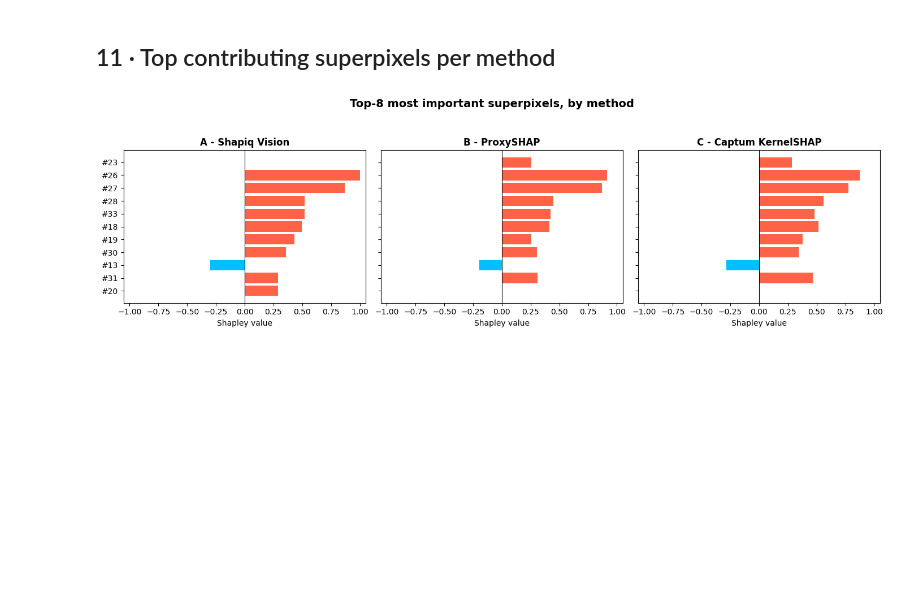
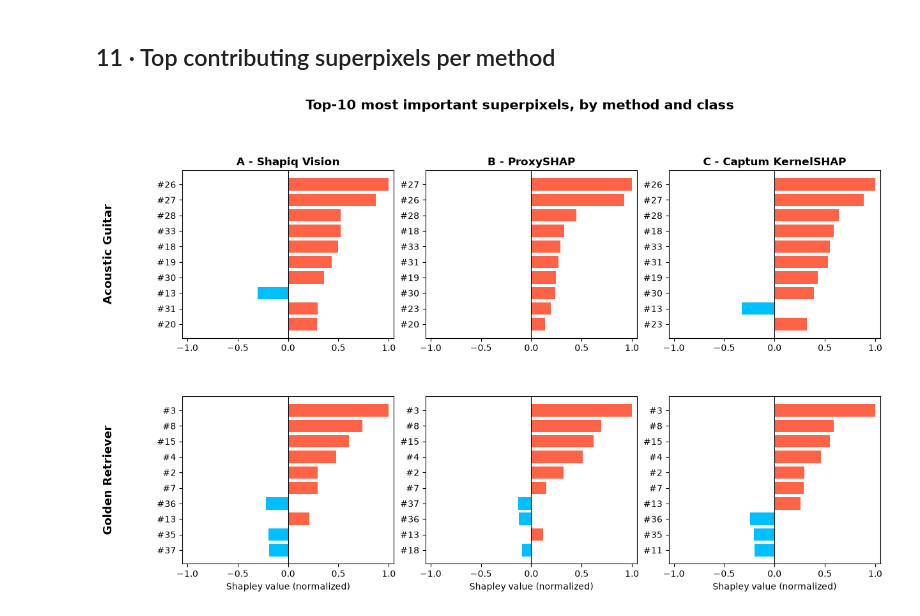
Before and after one commit to BarbaraBugala/XAI-Praktikum, a Jupyter notebook: comparison_of_methods.ipynb, the cells around one changed output. Cells and saved outputs as stored; diff of their text form; code cells hidden in the pictures; blank space fills up the shorter version.

```diff
--- a/comparison_of_methods.ipynb
+++ b/comparison_of_methods.ipynb
@@ -202,7 +227,7 @@ def value_function(coalitions: np.ndarray) -> np.ndarray:
             mask = torch.isin(seg_t, active_t)
         masked = torch.where(mask, tensor_image[0], baseline[0]).unsqueeze(0)
         with torch.no_grad():
-            out = model(masked)[:, target_class]
+            out = model(masked)[:, current_target]
         outputs.append(out.item())
     return np.array(outputs)
 # %%
@@ -247,7 +307,7 @@ ks = KernelShap(_counted_model)
 attributions = ks.attribute(
     inputs=tensor_image,
     baselines=baseline,
-    target=target_class,
+    target=target_class_guitar,
     feature_mask=feature_mask,
     n_samples=BUDGET,
 )
@@ -262,11 +360,15 @@ Method C - done in 4.0s, 1024 model calls
+# %%
+results_golden = {}
+results_golden["A - Shapiq Vision"] = vals_vision_golden
+results_golden["B - ProxySHAP"] = vals_proxy_golden
+results_golden["C - Captum KernelSHAP"] = vals_captum_golden
 # %% [markdown]
 ## 9 · Runtime & budget summary
 # %%
 import pandas as pd
 
 results = {}
-if "vals_vision" in dir():
-    results["A - Shapiq Vision"] = (vals_vision, time_vision, calls_vision)
+results["A - Shapiq Vision"] = (vals_vision, time_vision, calls_vision)
 results["B - ProxySHAP"] = (vals_proxy, time_proxy, calls_proxy)
 results["C - Captum KernelSHAP"] = (vals_captum, time_captum, calls_captum)
 
@@ -321,25 +454,42 @@ plt.show()
 # %% [markdown]
 ## 11 · Top contributing superpixels per method
 # %%
-vec = {name: results[name][0] for name in results}
-names = list(vec.keys())
+rows = [
+    (target_class_guitar, {name: results[name][0] for name in names}),
+    (target_class_golden, results_golden),
+]
 
-vmax = max(np.abs(v).max() for v in vec.values())   # shared scale across all methods
+n_cols = len(names)
+fig, axes = plt.subplots(
+    2, n_cols,
+    figsize=(4.7 * n_cols, 4 * 2),
+    gridspec_kw={"wspace": 0.15, "hspace": 0.35},
+)
 
-fig, axes = plt.subplots(1, len(names), figsize=(4.7 * len(names), 4), sharey=True)
-if len(names) == 1:
-    axes = [axes]
-for ax, name in zip(axes, names):
-    v = vec[name] / vmax
-    order = np.argsort(np.abs(v))[::-1][:10]
-    colors = ["tomato" if v[i] >= 0 else "deepskyblue" for i in order]
-    ax.barh([f"#{i}" for i in order][::-1], v[order][::-1], color=colors[::-1])
-    ax.set_title(name, fontsize=12, fontweight="bold")
-    ax.axvline(0, color="black", linewidth=0.8)
-    ax.set_xlim(-1.05, 1.05)
-    ax.set_xlabel("Shapley value")
-fig.suptitle("Top-8 most important superpixels, by method", fontsize=14, fontweight="bold", y=1.05)
-plt.tight_layout()
+for row_idx, (target_class, vec) in enumerate(rows):
+    for ax, name in zip(axes[row_idx], names):
+        v_raw = vec[name]
+        vmax = np.abs(v_raw).max()          # own scale per panel, not shared
+        v = v_raw / vmax
+
+        order = np.argsort(np.abs(v))[::-1][:10]
+        colors = ["tomato" if v[i] >= 0 else "deepskyblue" for i in order]
+        ax.barh([f"#{i}" for i in order][::-1], v[order][::-1], color=colors[::-1])
+
+        ax.axvline(0, color="black", linewidth=0.8)
+        ax.set_xlim(-1.05, 1.05)
+        if row_idx == 1:
+            ax.set_xlabel("Shapley value (normalized)")
+        if row_idx == 0:
+            ax.set_title(name, fontsize=12, fontweight="bold")
+
+    axes[row_idx, 0].text(
+        -0.35, 0.5, categories[target_class].replace("_", " ").title(),
+        transform=axes[row_idx, 0].transAxes, fontsize=13, fontweight="bold",
+        rotation=90, va="center", ha="center",
+    )
+
+fig.suptitle("Top-10 most important superpixels, by method and class", fontsize=15, fontweight="bold", y=1.02)
 plt.show()
 # %% [output]
-[figure, old version]
+[figure, new version]
```
Also changed, not shown: parts of 19 cells of this notebook, 1 other file.
